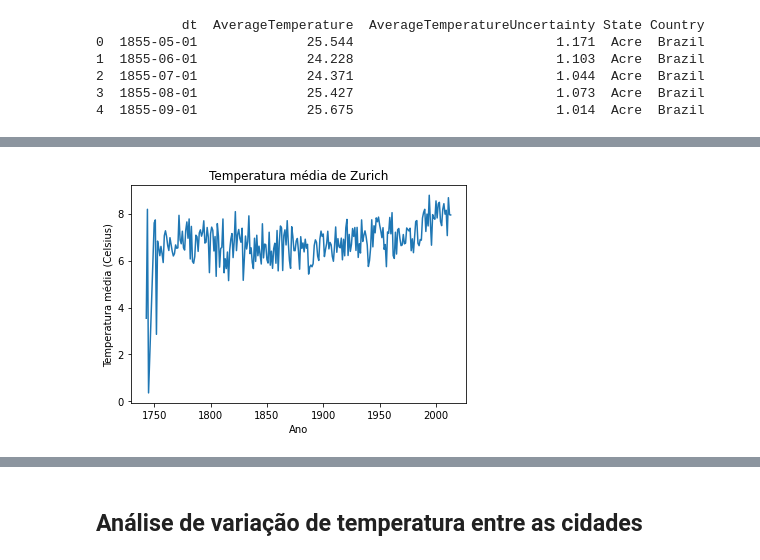
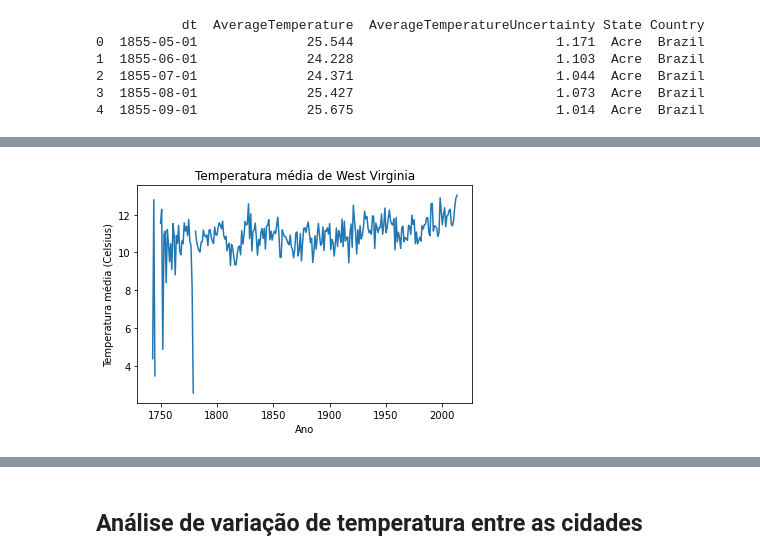
Before and after one commit to leonardovenan/santanderCoders3, a Jupyter notebook: Trabalho_final_states.ipynb, the cells around one changed output, grey strips where cells are left out. Drawn from its saved outputs; the diff is of its cells as text; code cells hidden in the pictures.

Commit message:
Análise de temperatura do estado da  West Virginia e de estados com as temperaturas mais elevadas

```diff
--- a/Trabalho_final_states.ipynb
+++ b/Trabalho_final_states.ipynb
@@ -37,7 +37,7 @@ dados["month"] = dados["dt"].dt.month
 
 ## Aqui começa a análise exploratória de dados para descobrir padrões e tendências, primeiro
 ## agrupando as temperaturas por ano e cidade
-dados_agrupados = dados.groupby(["month","year","State"]).mean()
+dados_agrupados = dados.groupby(["year","State"]).mean()
 
 dados_agrupados.head()
 # %% [output]
@@ -51,14 +73,16 @@ print(cidades)
 # %%
 ## Por fim, utilizaremos o matplotib para plotar os gráficos a partir dos dados agrupados.
-## Esse gráfico mostra a evolução da temperatura média por ano em uma cidade específica.
+## Esse gráfico mostra a evolução da temperatura média por ano em uma cidade espec
+def Grafico(localidade):
+    dados_local = dados_agrupados.loc[(slice(None), localidade), :]
+    dados_local = dados_local.reset_index(level=0)
 
-dados_cidade = dados_agrupados.loc[(slice(None), "Zurich"), :]
-dados_cidade = dados_cidade.reset_index(level=0)
+    plt.plot(dados_local["year"], dados_local["AverageTemperature"])
+    plt.xlabel("Ano")
+    plt.ylabel("Temperatura média (Celsius)")
+    plt.title("Temperatura média de "+ localidade)
+    plt.show()
 
-plt.plot(dados_cidade["year"], dados_cidade["AverageTemperature"])
-plt.xlabel("Ano")
-plt.ylabel("Temperatura média (Celsius)")
-plt.title("Temperatura média de Zurich")
-plt.show()
+Grafico("West Virginia")
 # %% [output]
-[figure, old version]
+[figure, new version]
```
Also changed, not shown: parts of 4 cells of this notebook.
